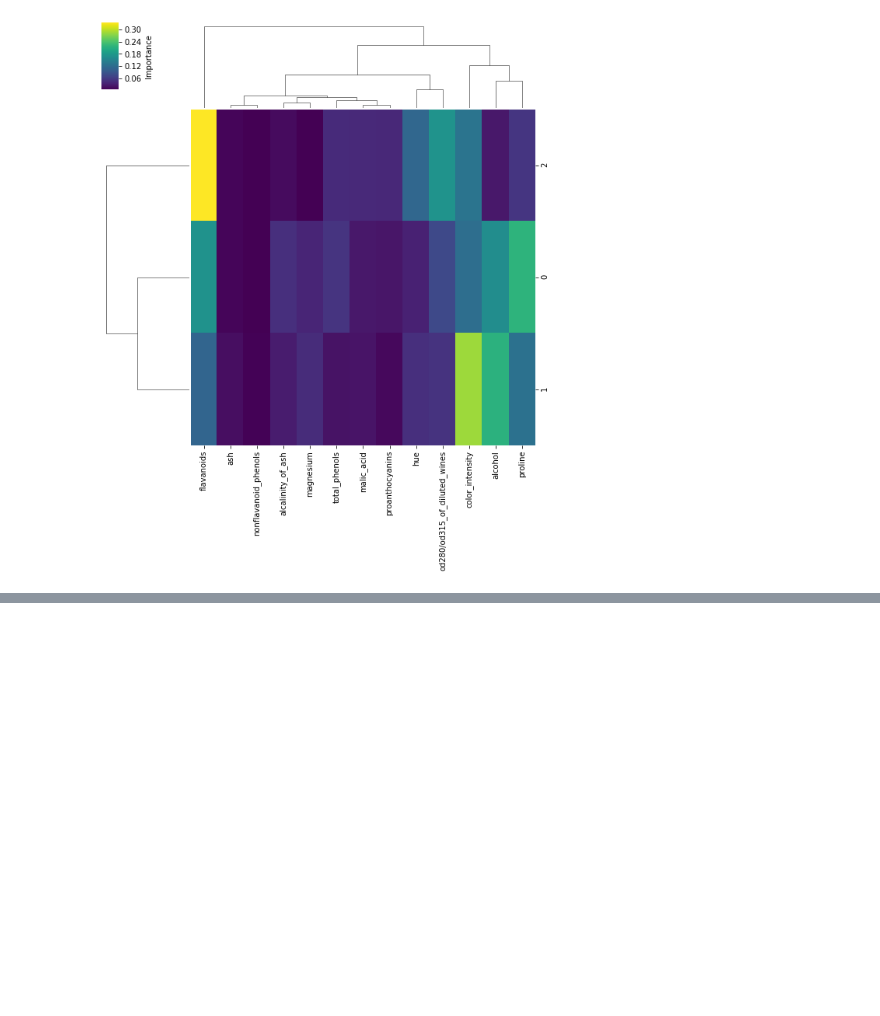
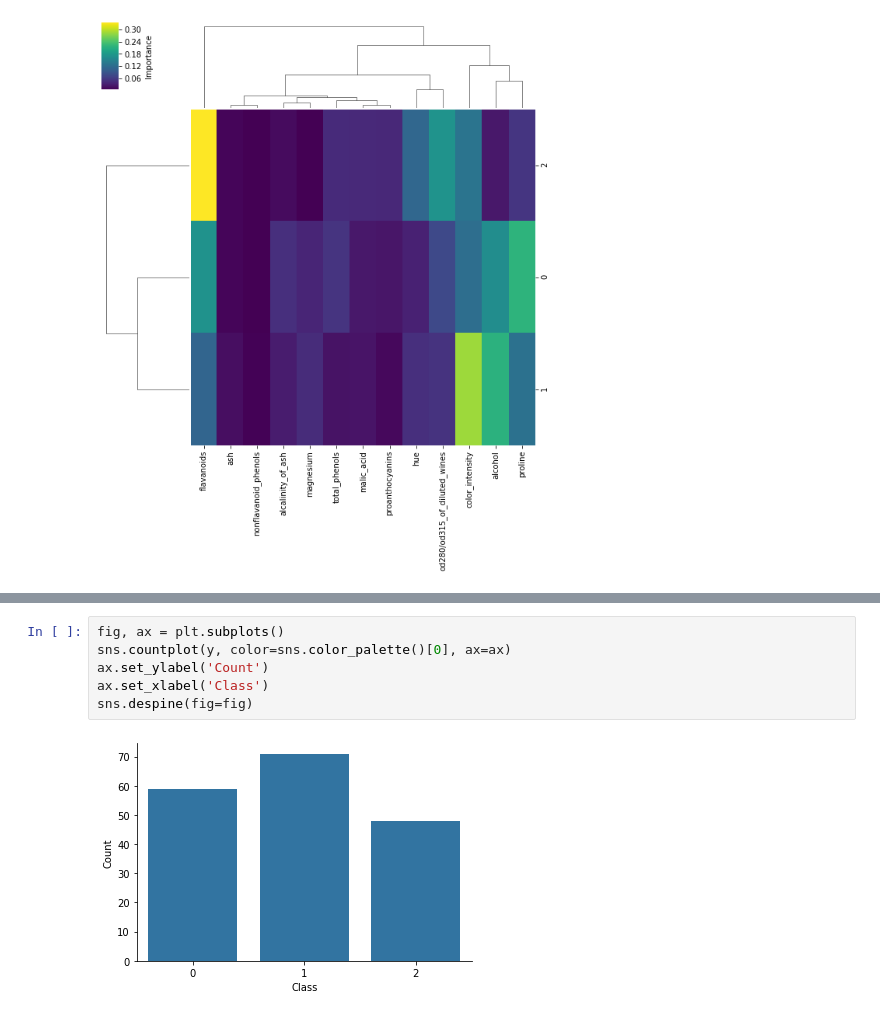
Before and after one commit to GiulioPr/Pcfi, a Jupyter notebook: 1_code/pibc-demo-v2.ipynb, the cells around one changed output, grey strips where cells are left out. Saved outputs shown, nothing was run; the diff lists cells and outputs as text; blank space fills up the shorter version.

```diff
--- a/1_code/pibc-demo-v2.ipynb
+++ b/1_code/pibc-demo-v2.ipynb
@@ -675,0 +745,8 @@ plt.close()
+# %%
+fig, ax = plt.subplots()
+sns.countplot(y, color=sns.color_palette()[0], ax=ax)
+ax.set_ylabel('Count')
+ax.set_xlabel('Class')
+sns.despine(fig=fig)
+# %% [output]
+[figure, added]
```
Also changed, not shown: parts of 8 cells of this notebook.
